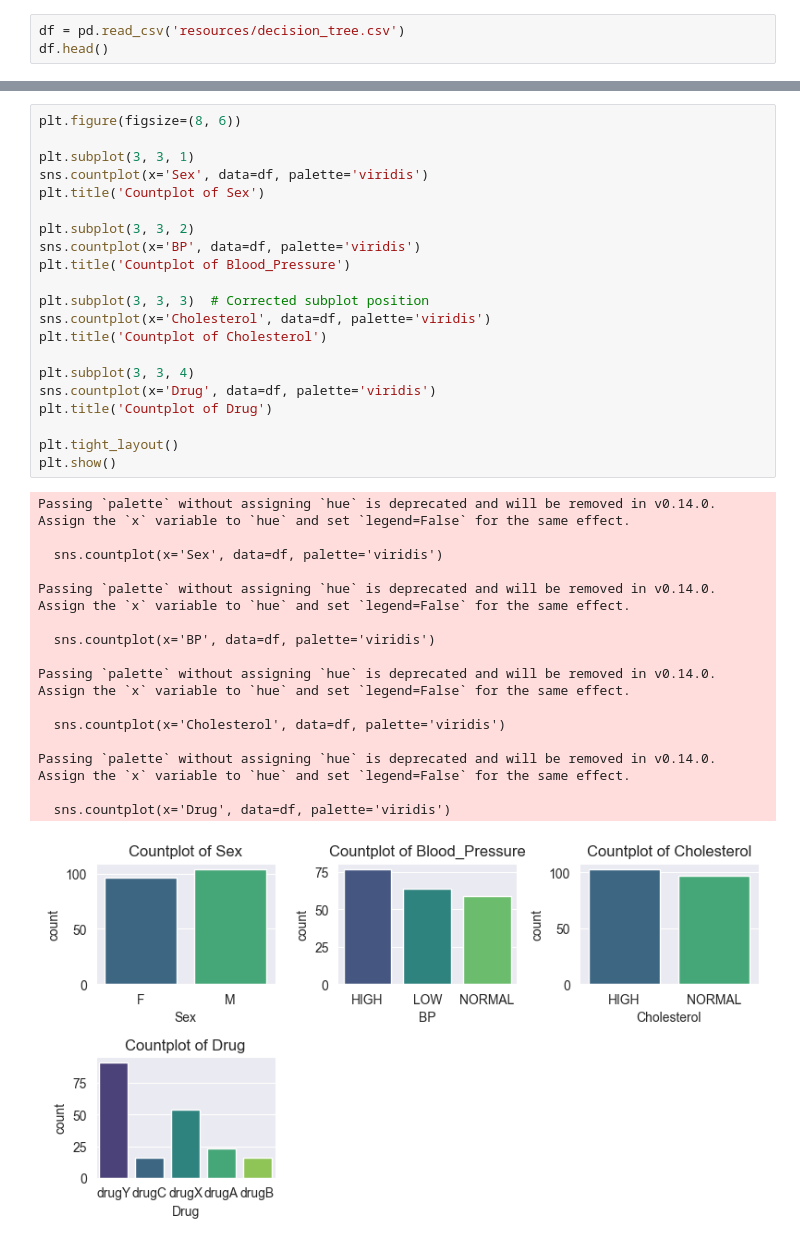
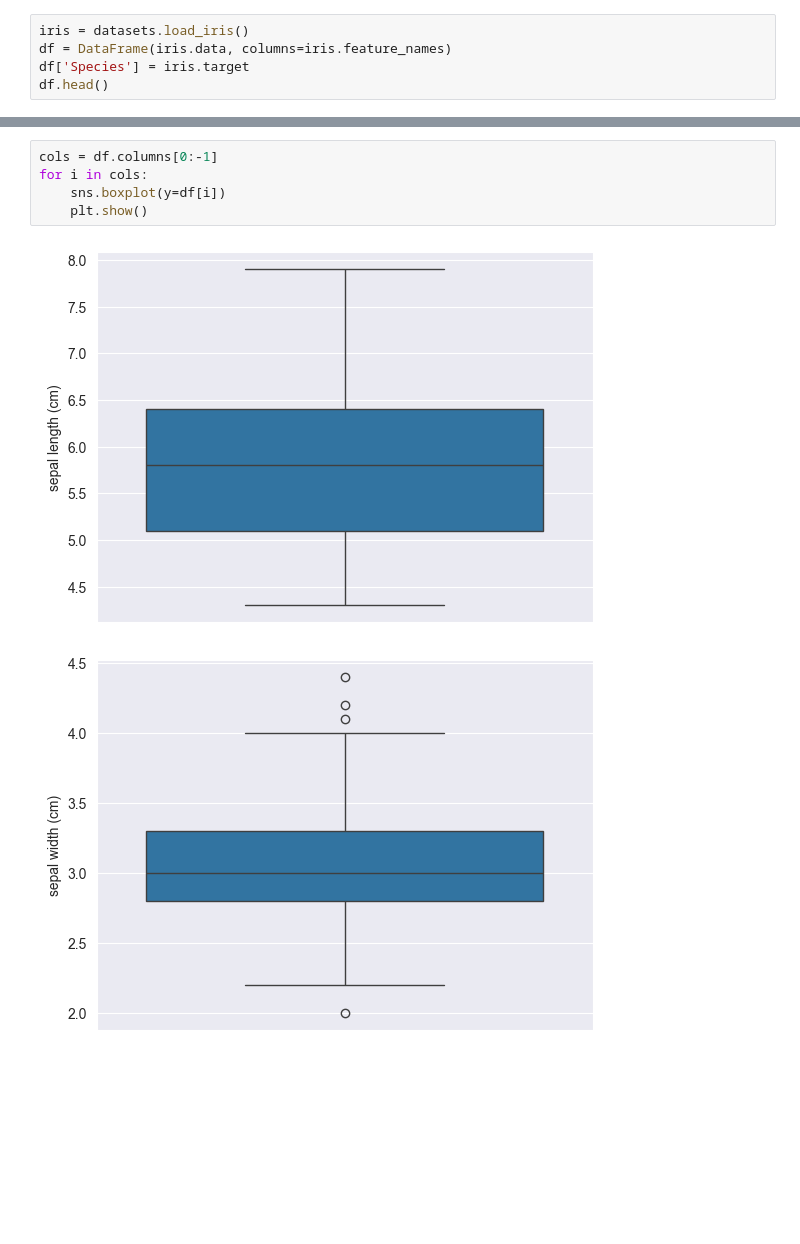
Before and after one commit to Ta3ikNSU/MLL, a Jupyter notebook: 1.Decision Tree.ipynb, the cells around one changed output, grey strips where cells are left out. Drawn from its saved outputs; the diff is of its cells as text; blank space fills up the shorter version.

```diff
--- a/1.Decision Tree.ipynb
+++ b/1.Decision Tree.ipynb
@@ -30,4 +19,6 @@ Requirement already satisfied: pyparsing>=2.0.1 in /opt/homebrew/lib/python3.11/
 # %%
-df = pd.read_csv('resources/decision_tree.csv')
+iris = datasets.load_iris()
+df = DataFrame(iris.data, columns=iris.feature_names)
+df['Species'] = iris.target
 df.head()
 # %% [output]
@@ -72,38 +64,8 @@ df.describe().T
 # %%
-plt.figure(figsize=(8, 6))
-
-plt.subplot(3, 3, 1)
-sns.countplot(x='Sex', data=df, palette='viridis')
-plt.title('Countplot of Sex')
-
-plt.subplot(3, 3, 2)
-sns.countplot(x='BP', data=df, palette='viridis')
-plt.title('Countplot of Blood_Pressure')
-
-plt.subplot(3, 3, 3)  # Corrected subplot position
-sns.countplot(x='Cholesterol', data=df, palette='viridis')
-plt.title('Countplot of Cholesterol')
-
-plt.subplot(3, 3, 4)
-sns.countplot(x='Drug', data=df, palette='viridis')
-plt.title('Countplot of Drug')
-
-plt.tight_layout()
-plt.show()
+cols = df.columns[0:-1]
+for i in cols:
+    sns.boxplot(y=df[i])
+    plt.show()
 # %% [output]
-Passing `palette` without assigning `hue` is deprecated and will be removed in v0.14.0. Assign the `x` variable to `hue` and set `legend=False` for the same effect.
-
-  sns.countplot(x='Sex', data=df, palette='viridis')
-
-Passing `palette` without assigning `hue` is deprecated and will be removed in v0.14.0. Assign the `x` variable to `hue` and set `legend=False` for the same effect.
-
-  sns.countplot(x='BP', data=df, palette='viridis')
-
-Passing `palette` without assigning `hue` is deprecated and will be removed in v0.14.0. Assign the `x` variable to `hue` and set `legend=False` for the same effect.
-
-  sns.countplot(x='Cholesterol', data=df, palette='viridis')
-
-Passing `palette` without assigning `hue` is deprecated and will be removed in v0.14.0. Assign the `x` variable to `hue` and set `legend=False` for the same effect.
-
-  sns.countplot(x='Drug', data=df, palette='viridis')
-[figure, old version]
+[figure, new version]
+[figure, added]
```
Also changed, not shown: parts of 16 cells of this notebook.
